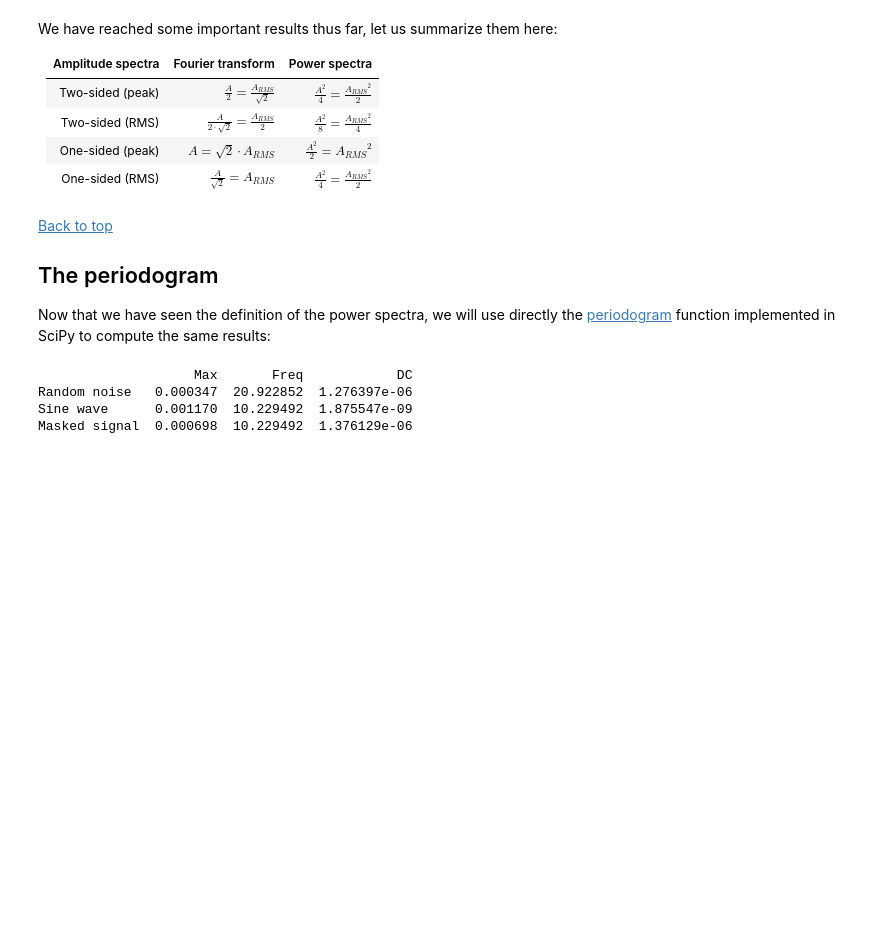
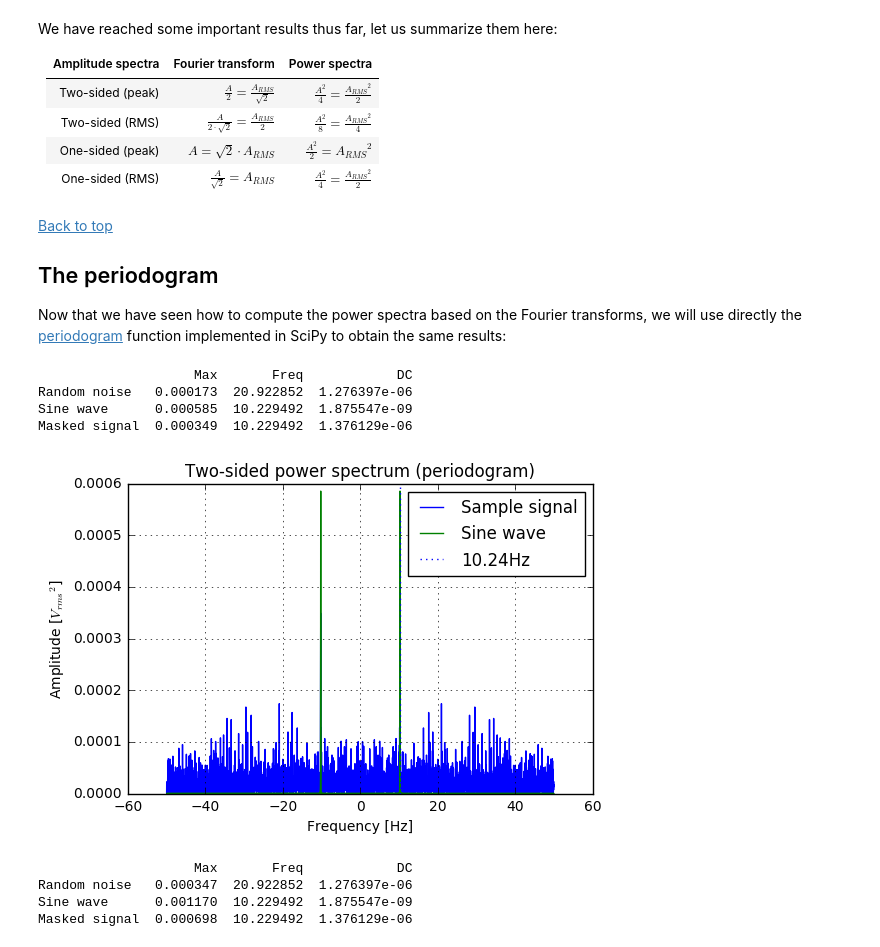
Before and after one commit to pxcandeias/py-notebooks, a Jupyter notebook: DSP_FFT_psd.ipynb, the cells around one changed output. Cells and saved outputs as stored; diff of their text form; code cells hidden in the pictures; blank space fills up the shorter version.

```diff
--- a/DSP_FFT_psd.ipynb
+++ b/DSP_FFT_psd.ipynb
@@ -360,7 +360,33 @@ We have reached some important results thus far, let us summarize them here:
 
 ## The periodogram
 
-Now that we have seen the definition of the power spectra, we will use directly the [periodogram](https://docs.scipy.org/doc/scipy-0.18.1/reference/generated/scipy.signal.periodogram.html) function implemented in SciPy to compute the same results:
+Now that we have seen how to compute the power spectra based on the Fourier transforms, we will use directly the [periodogram](https://docs.scipy.org/doc/scipy-0.18.1/reference/generated/scipy.signal.periodogram.html) function implemented in SciPy to obtain the same results:
+# %%
+freqs, Prn = periodogram(rn, fs=Fs, window=None, nfft=None, detrend=None, return_onesided=False, scaling='spectrum')
+freqs, Psw = periodogram(sw, fs=Fs, window=None, nfft=None, detrend=None, return_onesided=False, scaling='spectrum')
+freqs, Pss = periodogram(ss, fs=Fs, window=None, nfft=None, detrend=None, return_onesided=False, scaling='spectrum')
+PS0 = (Prn, Psw, Pss)
+
+v = [(np.absolute(v[ix]), freqs[ix], np.absolute(v[0])) for v in PS0 for ix in (np.argmax(np.absolute(v)),)]
+df = pd.DataFrame(data=v, index=('Random noise', 'Sine wave', 'Masked signal'), columns=('Max', 'Freq', 'DC'))
+print(df)
+
+fig, ax = plt.subplots()
+ax.hold(True)
+for v in (2,1):
+    ax.plot(freqs, PS0[v], label=labels[v])
+ax.axvline(f, label='{}Hz'.format(f), ls=':')
+ax.set_title('Two-sided power spectrum (periodogram)')
+ax.set_xlabel('Frequency [Hz]')
+ax.set_ylabel('Amplitude [${V_{rms}}^2$]')
+ax.legend()
+ax.grid()
+# %% [output]
+                    Max       Freq            DC
+Random noise   0.000173  20.922852  1.276397e-06
+Sine wave      0.000585  10.229492  1.875547e-09
+Masked signal  0.000349  10.229492  1.376129e-06
+[figure, added]
 # %%
 freqs, Prn = periodogram(rn, fs=Fs, window=None, nfft=None, detrend=None, return_onesided=True, scaling='spectrum')
 freqs, Psw = periodogram(sw, fs=Fs, window=None, nfft=None, detrend=None, return_onesided=True, scaling='spectrum')
```
Also changed, not shown: parts of 10 cells of this notebook.
